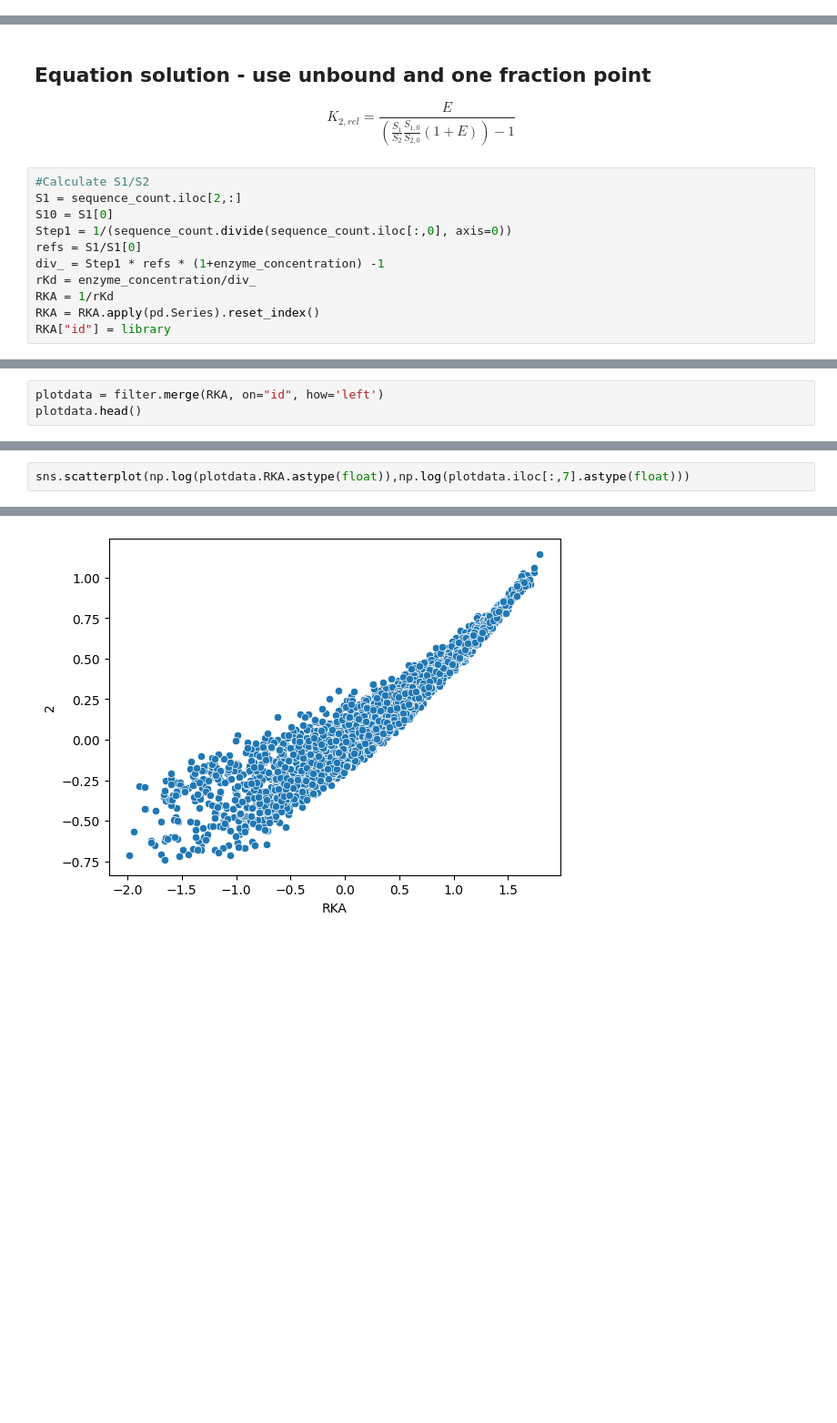
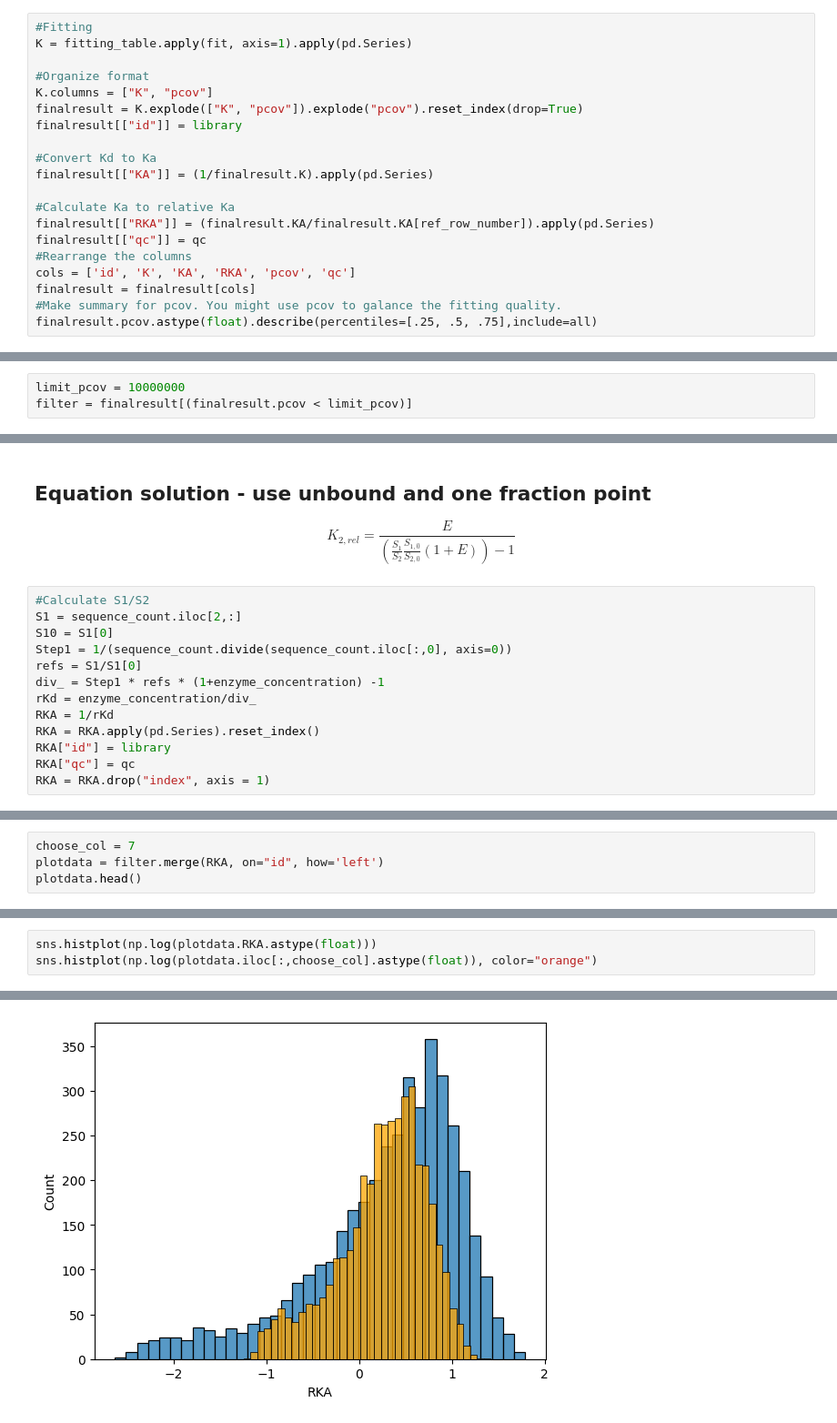
Before and after one commit to hsuanchunlin/HiTS-EQ_Python_version, a Jupyter notebook: HiTS-EQ.ipynb, the cells around one changed output, grey strips where cells are left out. Shown: that part at 91% size. Cells and saved outputs as stored; diff of their text form; blank space fills up the shorter version.

```diff
--- a/HiTS-EQ.ipynb
+++ b/HiTS-EQ.ipynb
@@ -113,0 +103,20 @@ filter
+# %%
+#Fitting
+K = fitting_table.apply(fit, axis=1).apply(pd.Series)
+
+#Organize format
+K.columns = ["K", "pcov"]
+finalresult = K.explode(["K", "pcov"]).explode("pcov").reset_index(drop=True)
+finalresult[["id"]] = library
+
+#Convert Kd to Ka
+finalresult[["KA"]] = (1/finalresult.K).apply(pd.Series)
+
+#Calculate Ka to relative Ka
+finalresult[["RKA"]] = (finalresult.KA/finalresult.KA[ref_row_number]).apply(pd.Series)
+finalresult[["qc"]] = qc
+#Rearrange the columns
+cols = ['id', 'K', 'KA', 'RKA', 'pcov', 'qc']
+finalresult = finalresult[cols]
+#Make summary for pcov. You might use pcov to galance the fitting quality.
+finalresult.pcov.astype(float).describe(percentiles=[.25, .5, .75],include=all)
@@ -113,0 +137,3 @@ filter
+# %%
+limit_pcov = 10000000
+filter = finalresult[(finalresult.pcov < limit_pcov)]
@@ -126,3 +166,5 @@ rKd = enzyme_concentration/div_
 RKA = 1/rKd
 RKA = RKA.apply(pd.Series).reset_index()
 RKA["id"] = library
+RKA["qc"] = qc
+RKA = RKA.drop("index", axis = 1)
@@ -129,4 +174,5 @@ RKA["id"] = library
 # %%
+choose_col = 7
 plotdata = filter.merge(RKA, on="id", how='left')
 plotdata.head()
 # %% [output]
@@ -146,3 +211,4 @@ Text(0.5, 2.6437119782515577, 'R-squared: 0.95')
 # %%
-sns.scatterplot(np.log(plotdata.RKA.astype(float)),np.log(plotdata.iloc[:,7].astype(float)))
+sns.histplot(np.log(plotdata.RKA.astype(float)))
+sns.histplot(np.log(plotdata.iloc[:,choose_col].astype(float)), color="orange")
 # %% [output]
@@ -150 +216 @@ sns.scatterplot(np.log(plotdata.RKA.astype(float)),np.log(plotdata.iloc[:,7].ast
-[figure, old version]
+[figure, new version]
```
Also changed, not shown: parts of 34 cells of this notebook, 1 other file.
